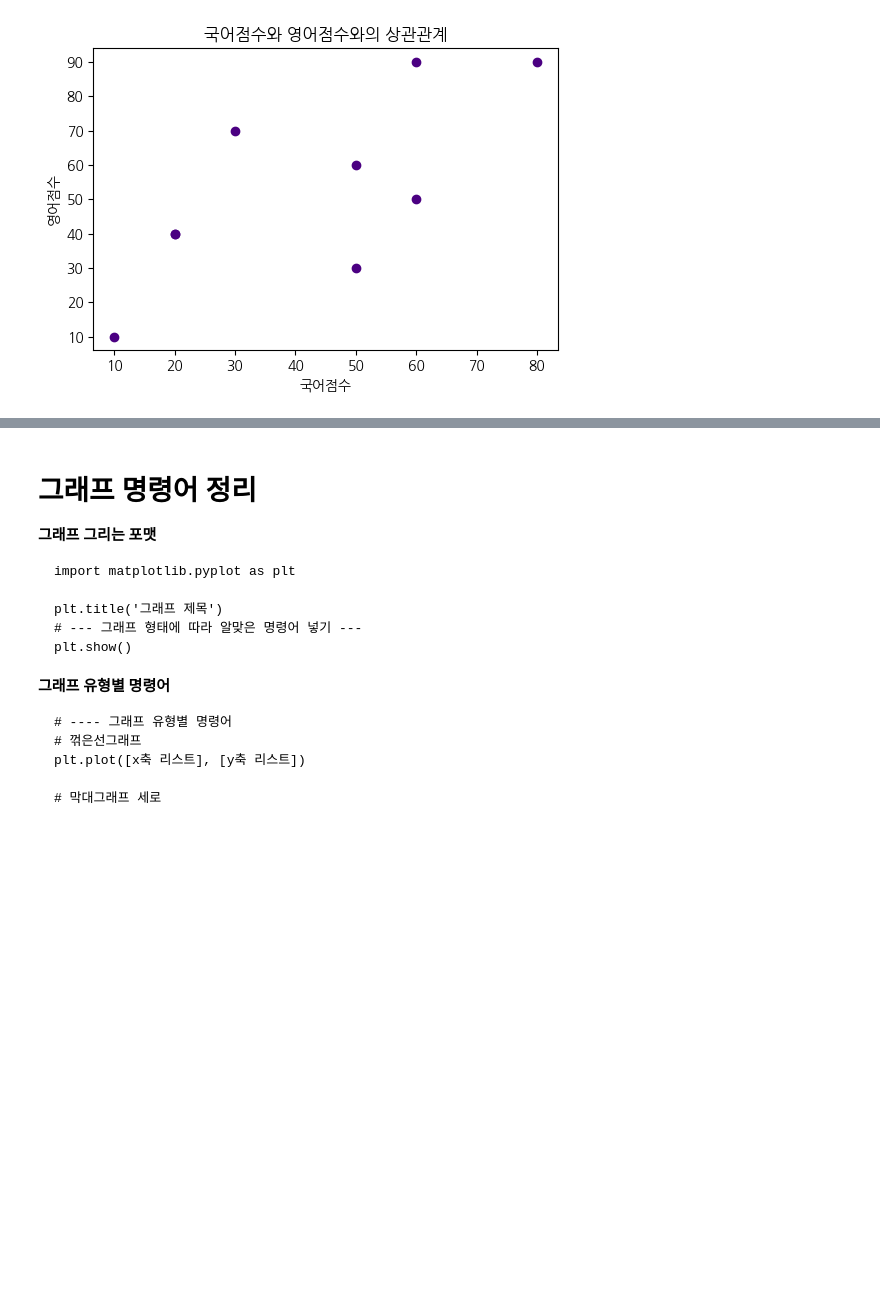
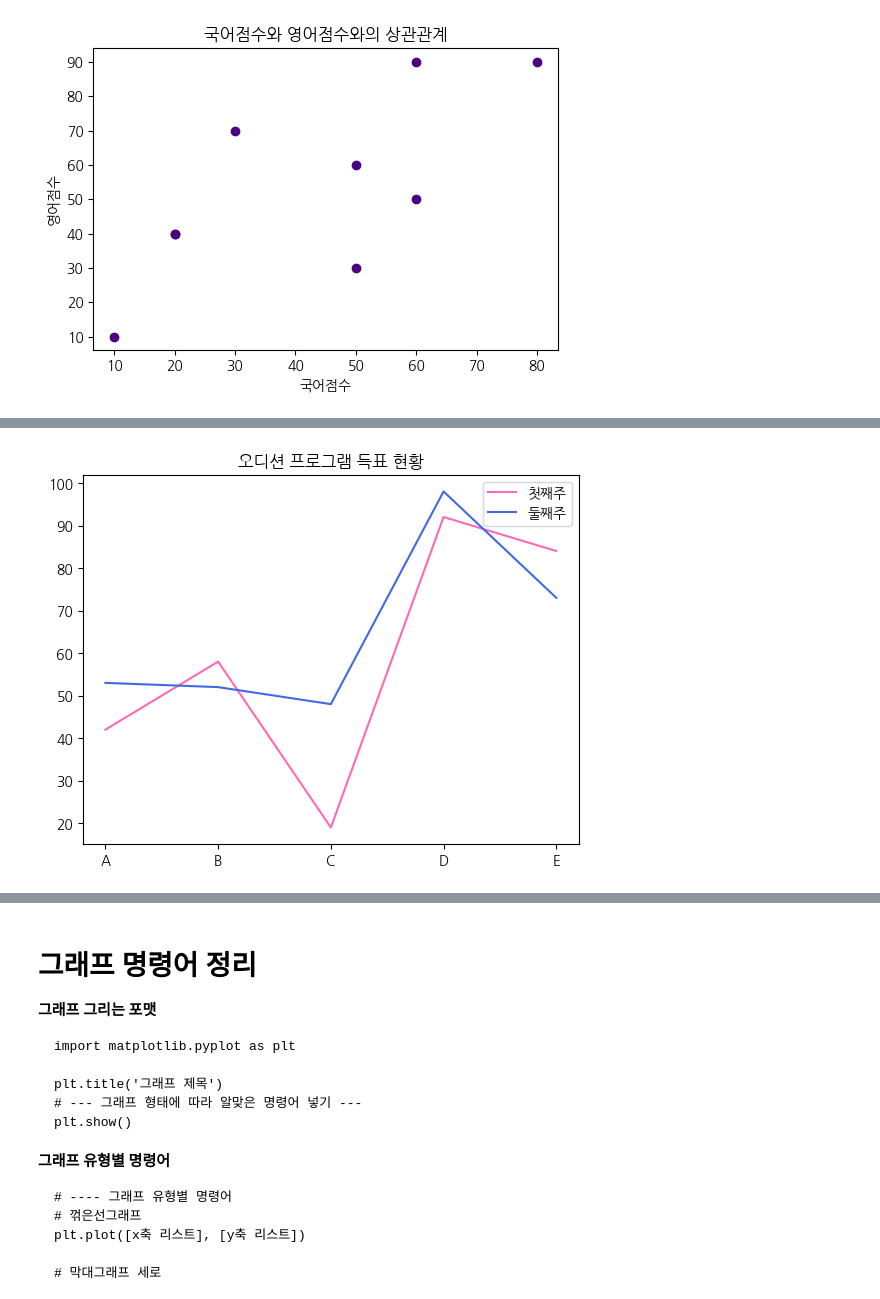
Before and after one commit to formula008/23_02_Computational_Thinking, a Jupyter notebook: 8장_데이터시각화.ipynb, the cells around one changed output, grey strips where cells are left out. Saved outputs shown, nothing was run; the diff lists cells and outputs as text; code cells hidden in the pictures; blank space fills up the shorter version.

```diff
--- a/8장_데이터시각화.ipynb
+++ b/8장_데이터시각화.ipynb
@@ -405,0 +432,9 @@ plt.show()
+# %%
+plt.rc('font',family='NanumGothic')
+plt.title('오디션 프로그램 득표 현황')
+plt.plot(singer, week1, label = '첫째주', color='hotpink')
+plt.plot(singer, week2, label = '둘째주', color='royalblue')
+plt.legend()
+plt.show()
+# %% [output]
+[figure, added]
```
Also changed, not shown: parts of 10 cells of this notebook.
